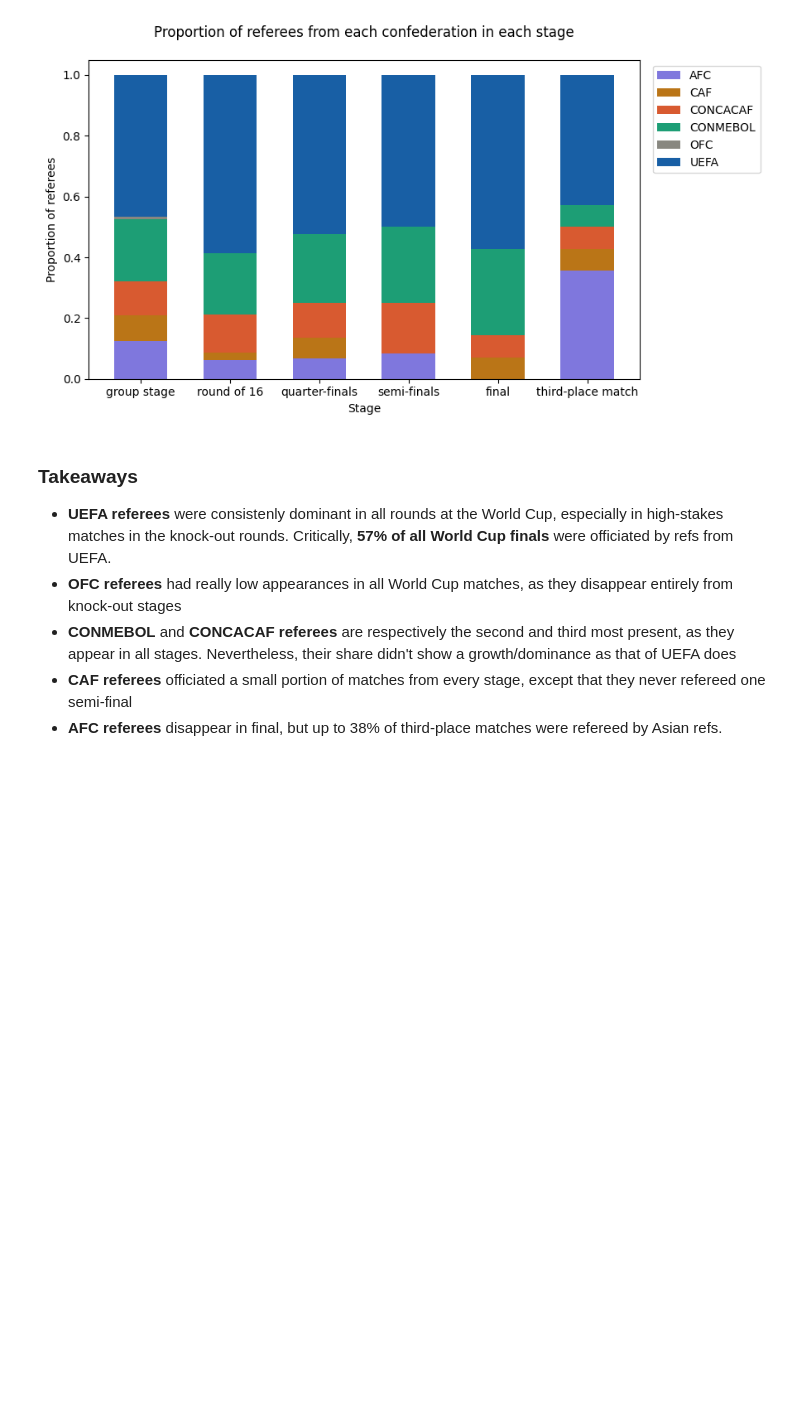
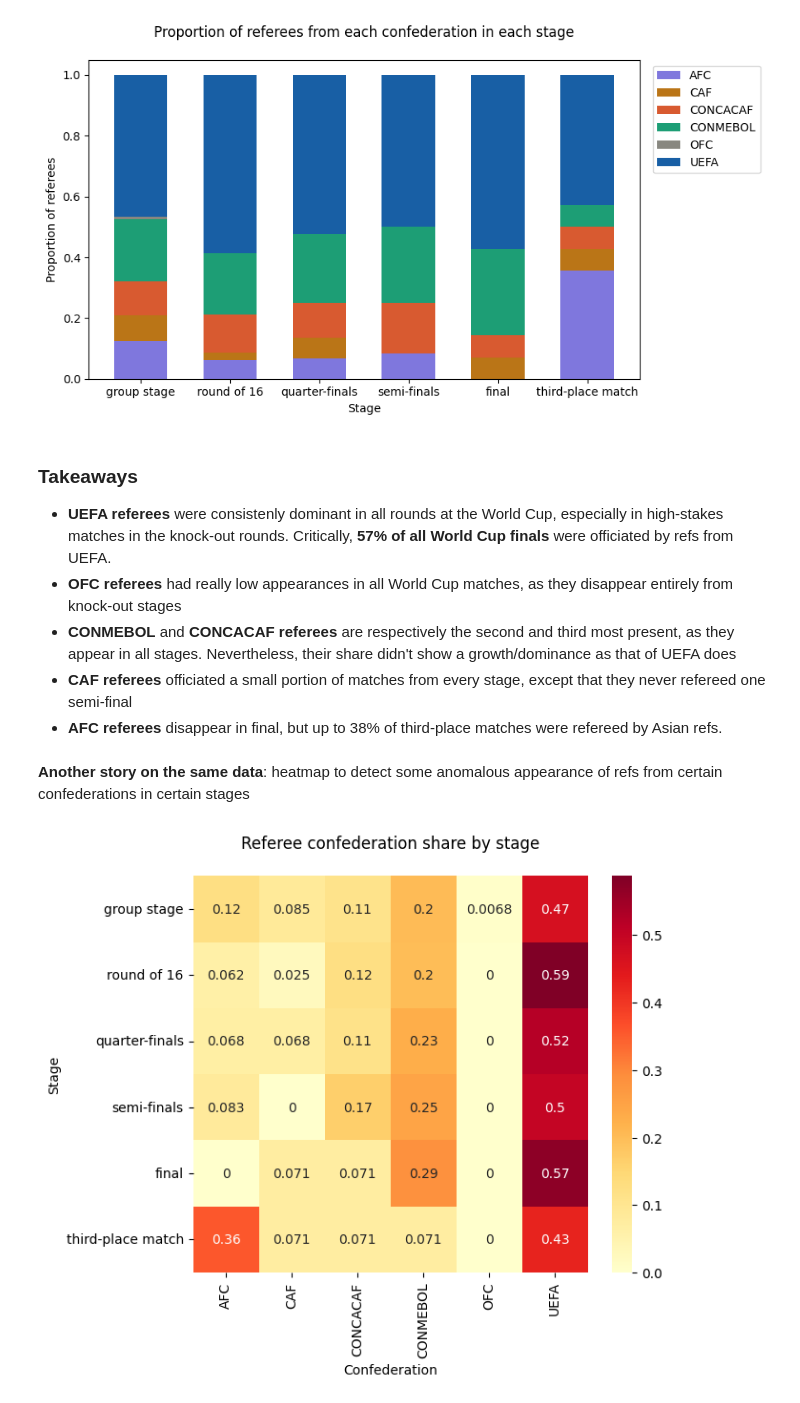
Before and after one commit to khuenlm/the-12th-man, a Jupyter notebook: notebooks/referee_app_eda.ipynb, the cells around one changed output. Cells and saved outputs as stored; diff of their text form; code cells hidden in the pictures; blank space fills up the shorter version.

Commit message:
update heatmap

```diff
--- a/notebooks/referee_app_eda.ipynb
+++ b/notebooks/referee_app_eda.ipynb
@@ -211,3 +214,23 @@ plt.savefig("../results/ref_stage.png", bbox_inches = "tight")
 - **CONMEBOL** and **CONCACAF referees** are respectively the second and third most present, as they appear in all stages. Nevertheless, their share didn't show a growth/dominance as that of UEFA does
 - **CAF referees** officiated a small portion of matches from every stage, except that they never refereed one semi-final
 - **AFC referees** disappear in final, but up to 38% of third-place matches were refereed by Asian refs.
+# %% [markdown]
+**Another story on the same data**: heatmap to detect some anomalous appearance of refs from certain confederations in certain stages
+# %%
+# visualization: heatmap of referee confederation share by stage
+
+plt.figure(figsize = (7, 6))
+ax = sns.heatmap(df_by_stage[["AFC", "CAF", "CONCACAF", "CONMEBOL", "OFC", "UEFA"]],
+            annot = True,
+            cmap = 'YlOrRd',
+            vmin = None,
+            vmax = None)
+ax.set_yticklabels(df_by_stage["stage_name"].values, rotation = 0)
+
+plt.xlabel("Confederation")
+plt.ylabel("Stage")
+plt.title("Referee confederation share by stage", y = 1.05)
+plt.tight_layout()
+plt.savefig("../results/heatmap_ref_stage.png", bbox_inches = "tight")
+# %% [output]
+[figure, added]
```
Also changed, not shown: parts of 2 cells of this notebook.
